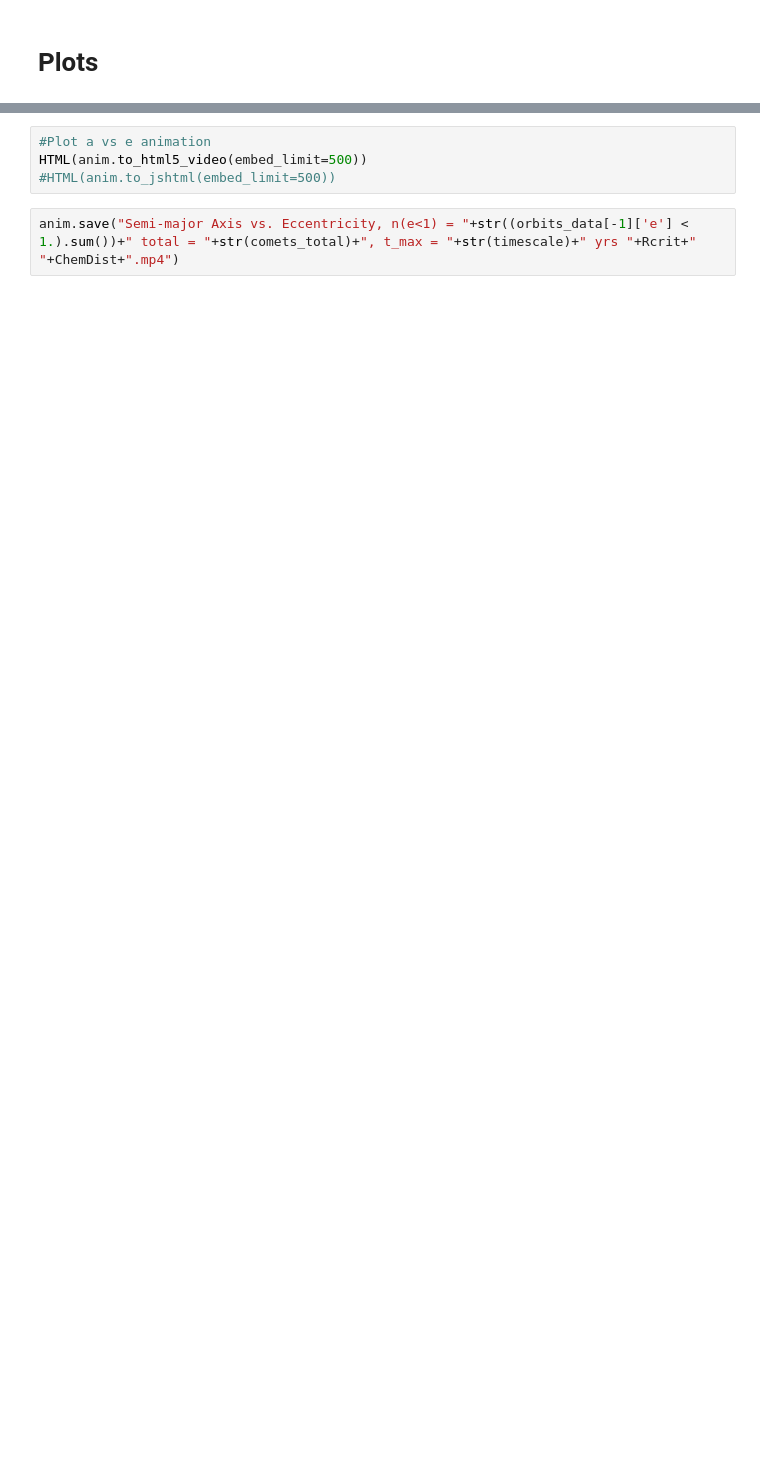
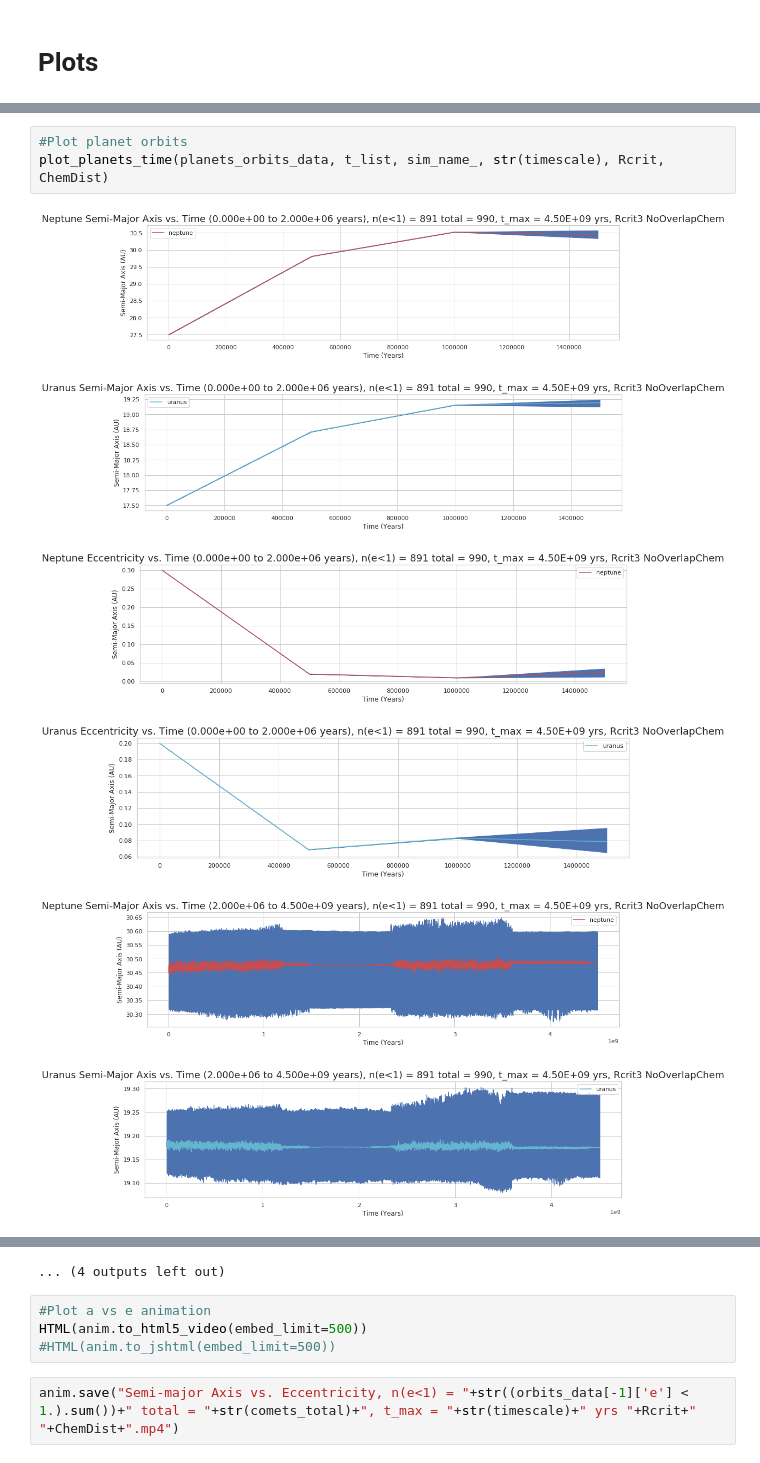
Before and after one commit to Michael-WC-Wong/Comets-Rebound-Sims, a Jupyter notebook: Output_Analysis.ipynb, the cells around one changed output, grey strips where cells are left out. Drawn from its saved outputs; the diff is of its cells as text; blank space fills up the shorter version.

```diff
--- a/Output_Analysis.ipynb
+++ b/Output_Analysis.ipynb
@@ -617,0 +818,10 @@ anim = anim_a_e(orbits_data,observed_orbits,"n(e<1) = "+str((orbits_data[-1]['e'
+# %%
+#Plot planet orbits
+plot_planets_time(planets_orbits_data, t_list, sim_name_, str(timescale), Rcrit, ChemDist)
+# %% [output]
+[figure, added]
+[figure, added]
+[figure, added]
+[figure, added]
+[figure, added]
+[figure, added]
@@ -618,3 +834,4 @@ anim = anim_a_e(orbits_data,observed_orbits,"n(e<1) = "+str((orbits_data[-1]['e'
+... (4 outputs left out)
 # %%
 #Plot a vs e animation
 HTML(anim.to_html5_video(embed_limit=500))
```
Also changed, not shown: parts of 18 cells of this notebook.
